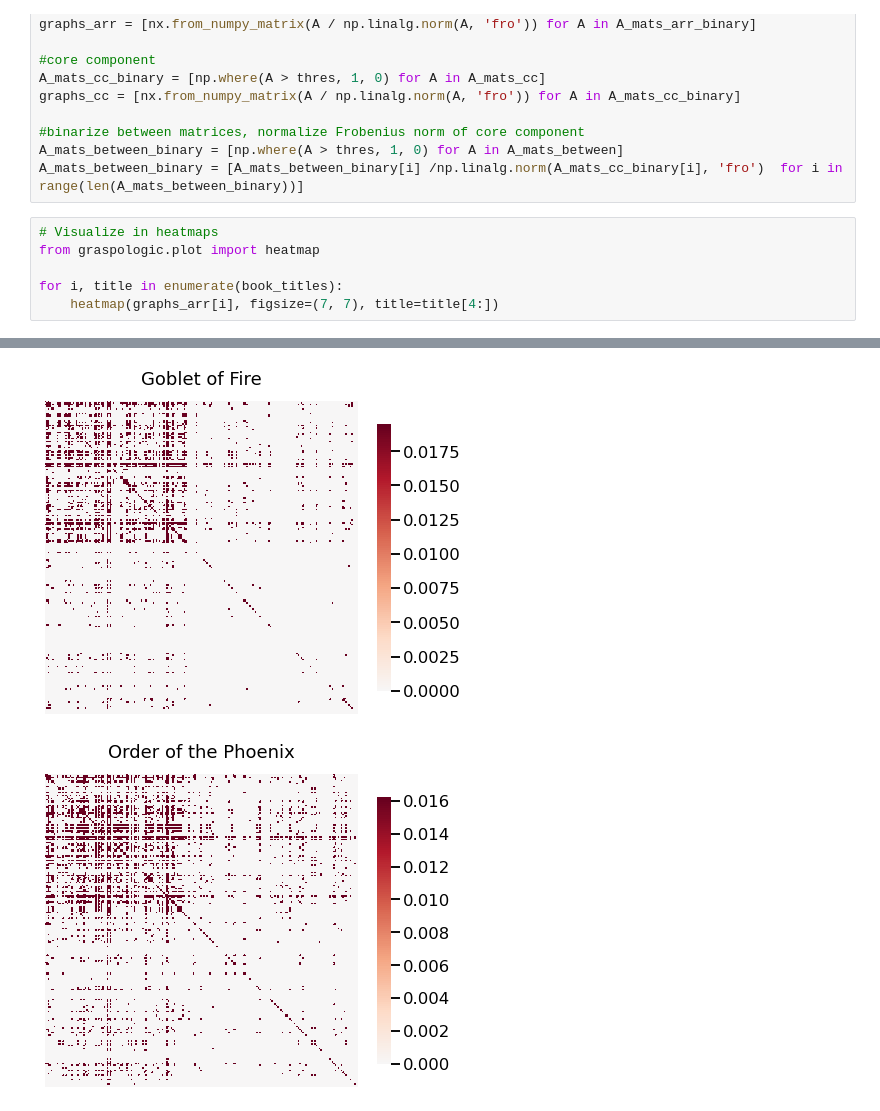
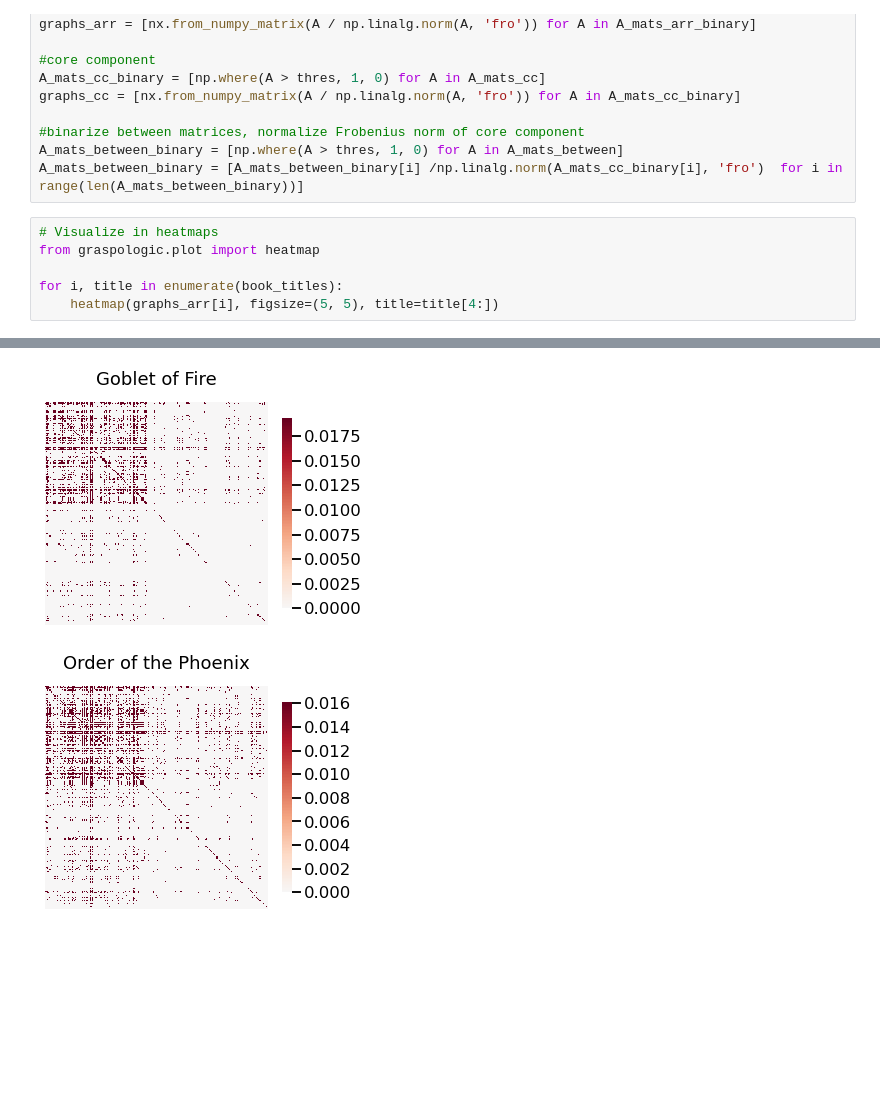
Before and after one commit to dravesb/OmniAnalysis, a Jupyter notebook: analysis/Harry_Potter/Code/embeddings.ipynb, the cells around one changed output, grey strips where cells are left out. Saved outputs shown, nothing was run; the diff lists cells and outputs as text; blank space fills up the shorter version.

```diff
--- a/analysis/Harry_Potter/Code/embeddings.ipynb
+++ b/analysis/Harry_Potter/Code/embeddings.ipynb
@@ -94,5 +94,5 @@ A_mats_between_binary = [A_mats_between_binary[i] /np.linalg.norm(A_mats_cc_bina
 from graspologic.plot import heatmap
 
 for i, title in enumerate(book_titles):
-    heatmap(graphs_arr[i], figsize=(7, 7), title=title[4:])
+    heatmap(graphs_arr[i], figsize=(5, 5), title=title[4:])
 # %% [output]
@@ -102,2 +102,2 @@ for i, title in enumerate(book_titles):
-[figure, old version]
+[figure, new version]
-[figure, old version]
+[figure, new version]
```
Also changed, not shown: parts of 14 cells of this notebook, 22 other files.
